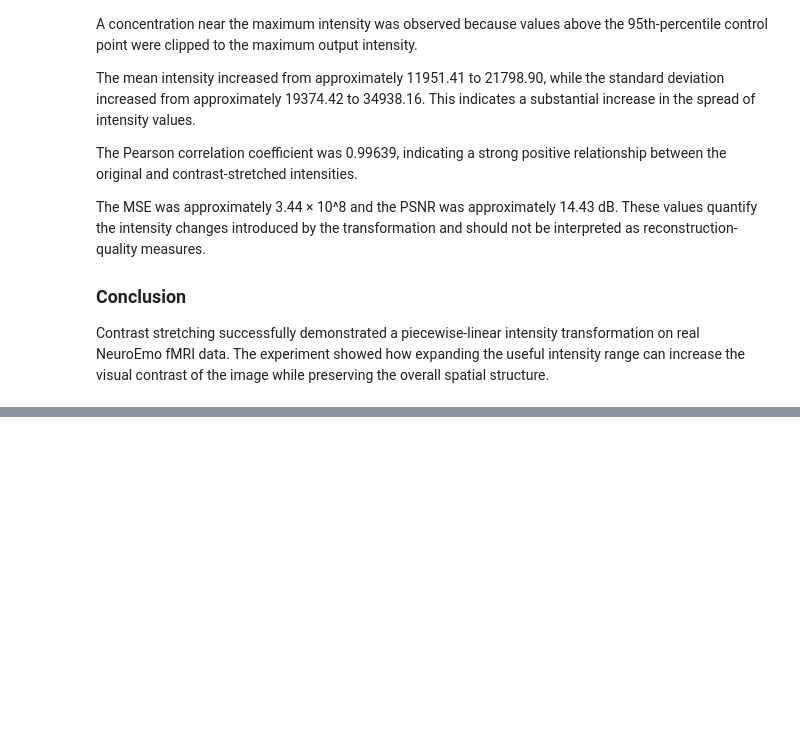
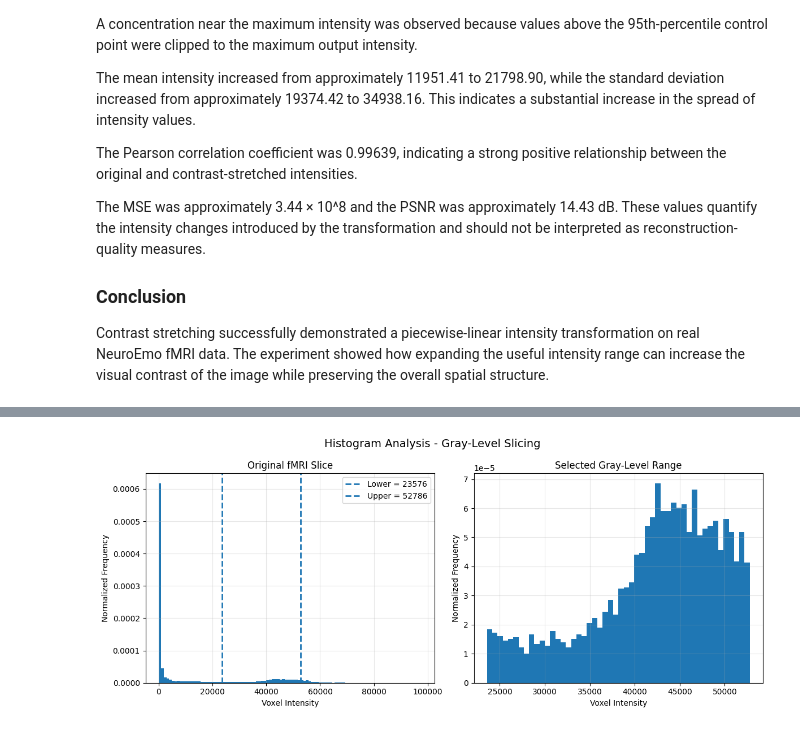
Before and after one commit to SharveshC/DIP_Capstone, a Jupyter notebook: notebook/samp.ipynb, the cells around one changed output, grey strips where cells are left out. Drawn from its saved outputs; the diff is of its cells as text; code cells hidden in the pictures; blank space fills up the shorter version.

```diff
--- a/notebook/samp.ipynb
+++ b/notebook/samp.ipynb
@@ -2326,0 +2574,67 @@ preserving the overall spatial structure.
+# %%
+# ============================================================
+# GRAY-LEVEL SLICING
+# Step 5: Histogram Analysis
+# ============================================================
+
+plt.figure(figsize=(12, 5))
+
+# Original histogram
+plt.subplot(1, 2, 1)
+
+plt.hist(
+    original_slice.flatten(),
+    bins=100,
+    range=(0, original_slice.max()),
+    density=True
+)
+
+plt.axvline(
+    lower_level,
+    linestyle="--",
+    linewidth=2,
+    label=f"Lower = {lower_level:.0f}"
+)
+
+plt.axvline(
+    upper_level,
+    linestyle="--",
+    linewidth=2,
+    label=f"Upper = {upper_level:.0f}"
+)
+
+plt.xlabel("Voxel Intensity")
+plt.ylabel("Normalized Frequency")
+plt.title("Original fMRI Slice")
+plt.legend()
+plt.grid(alpha=0.3)
+
+
+# Selected intensity values
+selected_values = original_slice[
+    gray_slice_binary == 1
+]
+
+plt.subplot(1, 2, 2)
+
+plt.hist(
+    selected_values,
+    bins=50,
+    range=(lower_level, upper_level),
+    density=True
+)
+
+plt.xlabel("Voxel Intensity")
+plt.ylabel("Normalized Frequency")
+plt.title("Selected Gray-Level Range")
+plt.grid(alpha=0.3)
+
+plt.suptitle(
+    "Histogram Analysis - Gray-Level Slicing",
+    fontsize=14
+)
+
+plt.tight_layout()
+plt.show()
+# %% [output]
+[figure, added]
```
Also changed, not shown: parts of 12 cells of this notebook.
